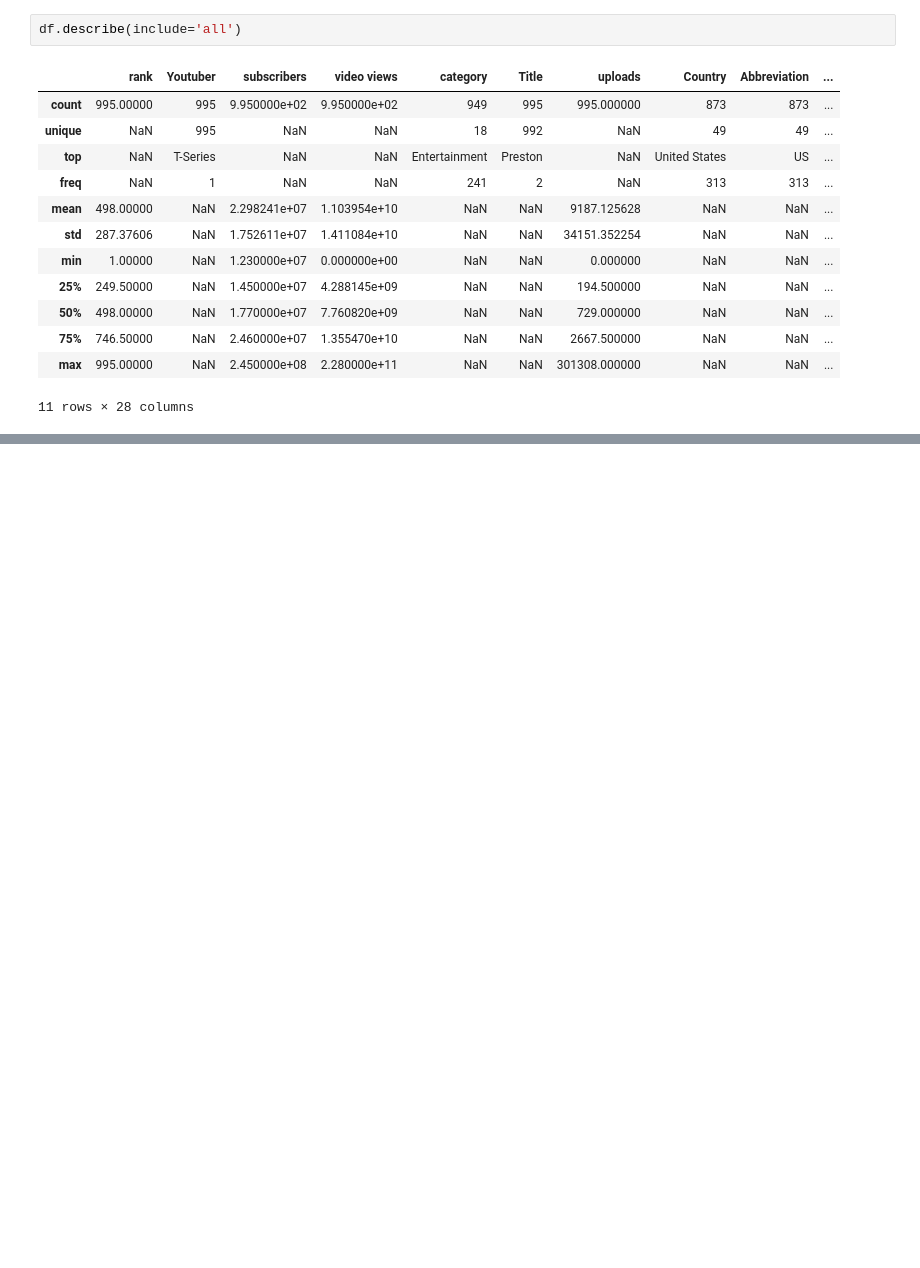
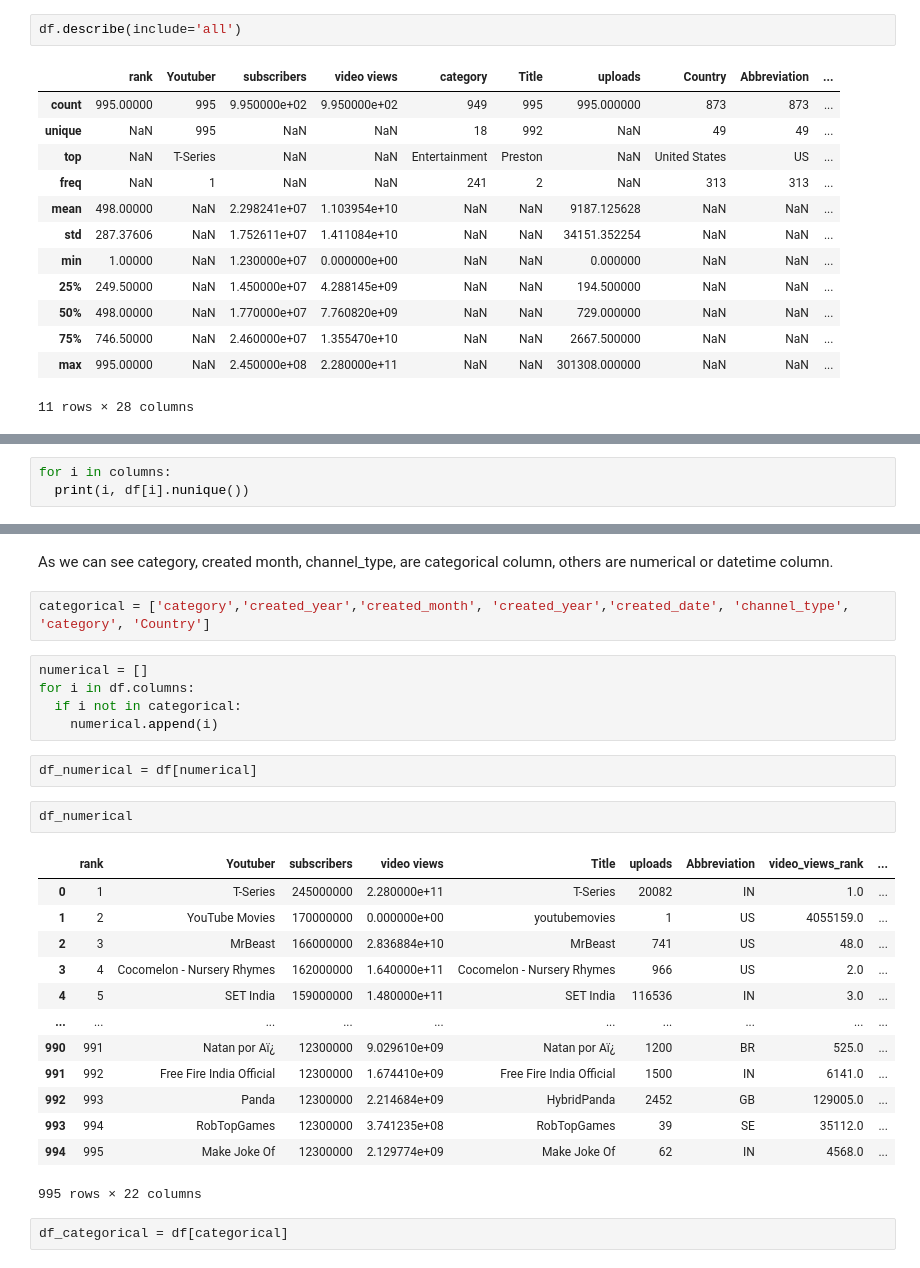
Before and after one commit to parshvak26/Data-Preprocessing, a Jupyter notebook: Data_preprocessing.ipynb, the cells around one changed output, grey strips where cells are left out. Saved outputs shown, nothing was run; the diff lists cells and outputs as text; blank space fills up the shorter version.

```diff
--- a/Data_preprocessing.ipynb
+++ b/Data_preprocessing.ipynb
@@ -57,0 +96,3 @@ df.describe(include='all')
+# %%
+for i in columns:
+  print(i, df[i].nunique())
@@ -57,0 +117,29 @@ df.describe(include='all')
+# %% [markdown]
+As we can see category, created month, channel_type, are categorical column, others are numerical or datetime column.
+# %%
+categorical = ['category','created_year','created_month', 'created_year','created_date', 'channel_type', 'category', 'Country']
+# %%
+numerical = []
+for i in df.columns:
+  if i not in categorical:
+    numerical.append(i)
+# %%
+df_numerical = df[numerical]
+# %%
+df_numerical
+# %% [output]
+|  | rank | Youtuber | subscribers | video views | Title | uploads | Abbreviation | video_views_rank | ... |
+| 0 | 1 | T-Series | 245000000 | 2.280000e+11 | T-Series | 20082 | IN | 1.0 | ... |
+| 1 | 2 | YouTube Movies | 170000000 | 0.000000e+00 | youtubemovies | 1 | US | 4055159.0 | ... |
+| 2 | 3 | MrBeast | 166000000 | 2.836884e+10 | MrBeast | 741 | US | 48.0 | ... |
+| 3 | 4 | Cocomelon - Nursery Rhymes | 162000000 | 1.640000e+11 | Cocomelon - Nursery Rhymes | 966 | US | 2.0 | ... |
+| 4 | 5 | SET India | 159000000 | 1.480000e+11 | SET India | 116536 | IN | 3.0 | ... |
+| ... | ... | ... | ... | ... | ... | ... | ... | ... | ... |
+| 990 | 991 | Natan por Aï¿ | 12300000 | 9.029610e+09 | Natan por Aï¿ | 1200 | BR | 525.0 | ... |
+| 991 | 992 | Free Fire India Official | 12300000 | 1.674410e+09 | Free Fire India Official | 1500 | IN | 6141.0 | ... |
+| 992 | 993 | Panda | 12300000 | 2.214684e+09 | HybridPanda | 2452 | GB | 129005.0 | ... |
+| 993 | 994 | RobTopGames | 12300000 | 3.741235e+08 | RobTopGames | 39 | SE | 35112.0 | ... |
+| 994 | 995 | Make Joke Of | 12300000 | 2.129774e+09 | Make Joke Of | 62 | IN | 4568.0 | ... |
+995 rows × 22 columns
+# %%
+df_categorical = df[categorical]
```
Also changed, not shown: parts of 6 cells of this notebook.
